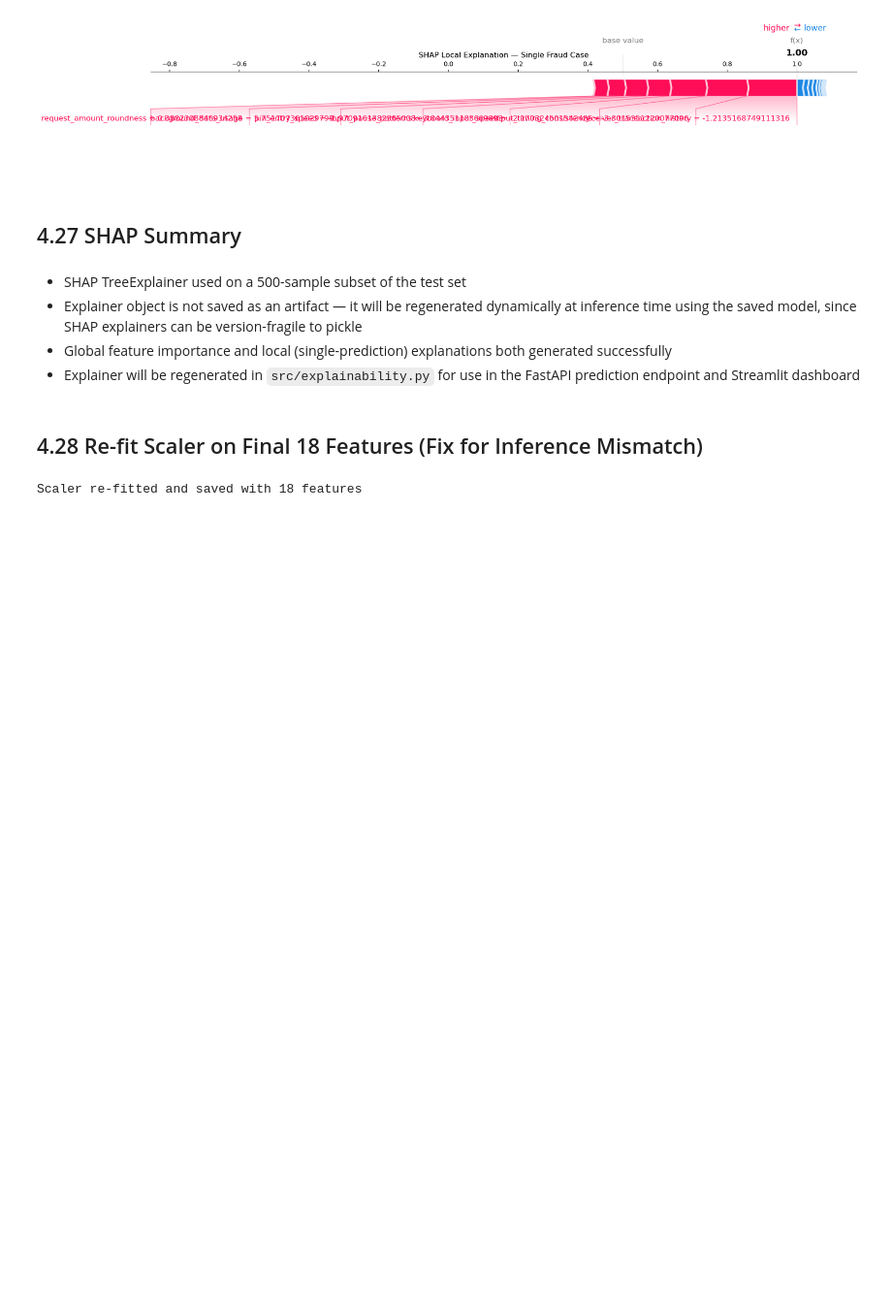
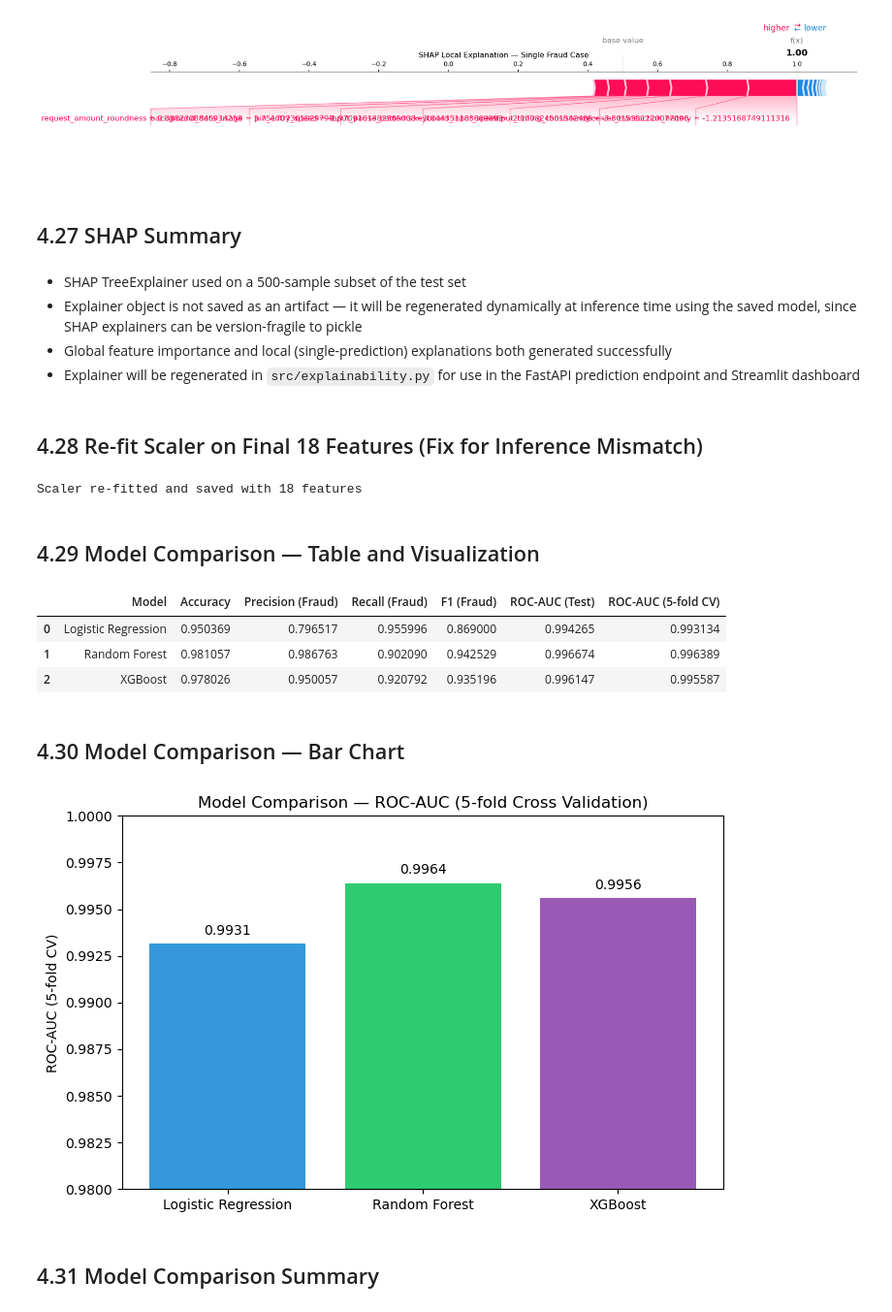
Before and after one commit to md-faiyazkhan/upi-fraud-detector, a Jupyter notebook: notebooks/04_model_training.ipynb, the cells around one changed output. Shown at 97% size. Cells and saved outputs as stored; diff of their text form; code cells hidden in the pictures; blank space fills up the shorter version.

Commit message:
Add model comparison table and bar chart to model training notebook

```diff
--- a/notebooks/04_model_training.ipynb
+++ b/notebooks/04_model_training.ipynb
@@ -346,8 +346,10 @@ models = {
     'XGBoost': xgb
 }
 
+cv_results_dict = {}
 for name, model in models.items():
     scores = cross_val_score(model, X_train, y_train, cv=cv, scoring='roc_auc', n_jobs=-1)
+    cv_results_dict[name] = (scores.mean(), scores.std())
     print(f"{name}: Mean ROC-AUC = {scores.mean():.4f}, Std = {scores.std():.4f}")
 # %% [output]
 Logistic Regression: Mean ROC-AUC = 0.9931, Std = 0.0010
@@ -484,3 +486,53 @@ joblib.dump(final_scaler, "../artifacts/preprocessor.joblib")
 print("Scaler re-fitted and saved with 18 features")
 # %% [output]
 Scaler re-fitted and saved with 18 features
+# %% [markdown]
+## 4.29 Model Comparison — Table and Visualization
+# %%
+comparison_data = []
+
+for name, model_obj in [('Logistic Regression', log_reg), ('Random Forest', rf), ('XGBoost', xgb)]:
+    y_pred_temp = model_obj.predict(X_test)
+    y_proba_temp = model_obj.predict_proba(X_test)[:, 1]
+
+    report = classification_report(y_test, y_pred_temp, output_dict=True)
+
+    comparison_data.append({
+        'Model': name,
+        'Accuracy': report['accuracy'],
+        'Precision (Fraud)': report['1']['precision'],
+        'Recall (Fraud)': report['1']['recall'],
+        'F1 (Fraud)': report['1']['f1-score'],
+        'ROC-AUC (Test)': roc_auc_score(y_test, y_proba_temp),
+        'ROC-AUC (5-fold CV)': cv_results_dict[name][0]
+    })
+
+comparison_df = pd.DataFrame(comparison_data)
+comparison_df
+# %% [output]
+|  | Model | Accuracy | Precision (Fraud) | Recall (Fraud) | F1 (Fraud) | ROC-AUC (Test) | ROC-AUC (5-fold CV) |
+| 0 | Logistic Regression | 0.950369 | 0.796517 | 0.955996 | 0.869000 | 0.994265 | 0.993134 |
+| 1 | Random Forest | 0.981057 | 0.986763 | 0.902090 | 0.942529 | 0.996674 | 0.996389 |
+| 2 | XGBoost | 0.978026 | 0.950057 | 0.920792 | 0.935196 | 0.996147 | 0.995587 |
+# %% [markdown]
+## 4.30 Model Comparison — Bar Chart
+# %%
+fig, ax = plt.subplots(figsize=(8, 5))
+
+x = comparison_df['Model']
+y = comparison_df['ROC-AUC (5-fold CV)']
+
+bars = ax.bar(x, y, color=['#3498db', '#2ecc71', '#9b59b6'])
+ax.set_ylabel("ROC-AUC (5-fold CV)")
+ax.set_title("Model Comparison — ROC-AUC (5-fold Cross Validation)")
+ax.set_ylim(0.98, 1.0)
+
+for bar, val in zip(bars, y):
+    ax.text(bar.get_x() + bar.get_width()/2, val + 0.0005, f"{val:.4f}", ha='center')
+
+plt.show()
+plt.close()
+# %% [output]
+[figure, added]
+# %% [markdown]
+## 4.31 Model Comparison Summary
```
Also changed, not shown: parts of 2 cells of this notebook.
